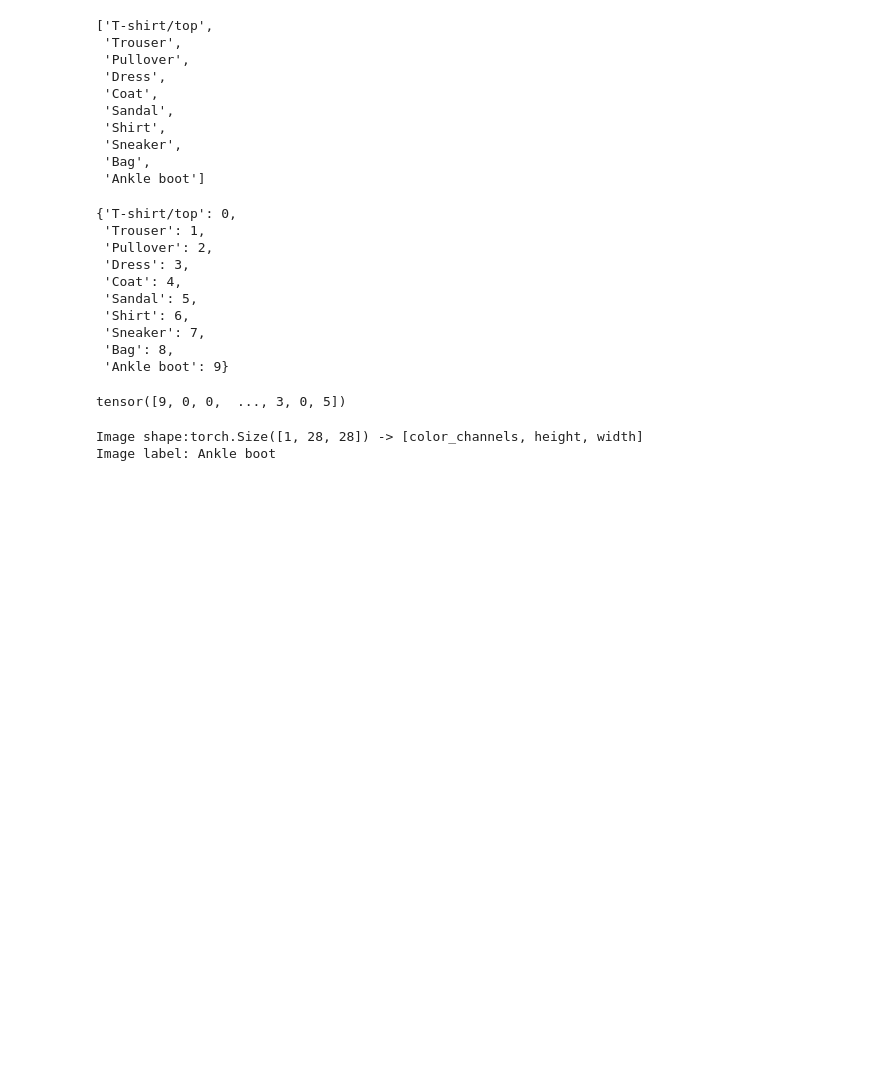
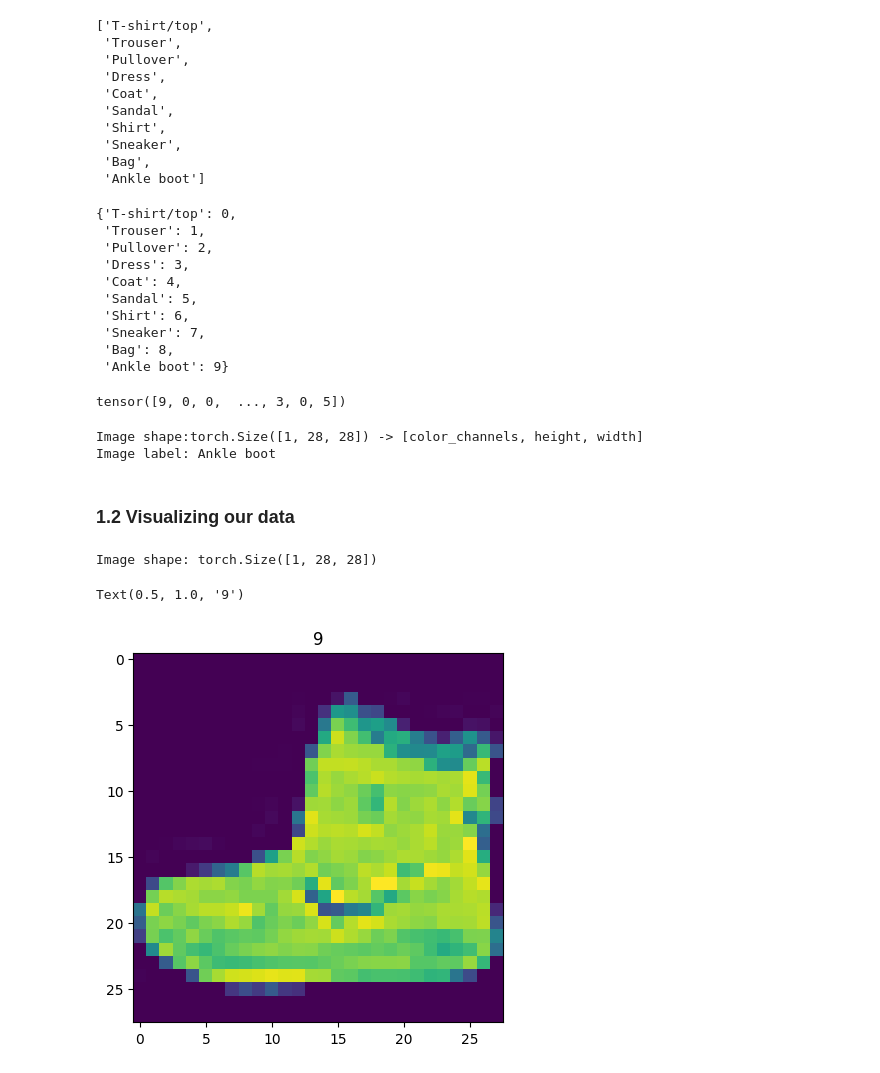
Before and after one commit to LadislavVasina1/pytorch_ztm, a Jupyter notebook: 03_computer_vision/03_computer_vision.ipynb, the cells around one changed output. Cells and saved outputs as stored; diff of their text form; code cells hidden in the pictures; blank space fills up the shorter version.

Commit message:
Image classification

```diff
--- a/03_computer_vision/03_computer_vision.ipynb
+++ b/03_computer_vision/03_computer_vision.ipynb
@@ -136,3 +116,15 @@ print(f"Image label: {class_names[label]}")
 # %% [output]
 Image shape:torch.Size([1, 28, 28]) -> [color_channels, height, width]
 Image label: Ankle boot
+# %% [markdown]
+### 1.2 Visualizing our data
+# %%
+import matplotlib.pyplot as plt
+image, label = train_data[0]
+print(f"Image shape: {image.shape}")
+plt.imshow(image.squeeze()) # image shape is [1, 28, 28] (colour channels, height, width)
+plt.title(label)
+# %% [output]
+Image shape: torch.Size([1, 28, 28])
+Text(0.5, 1.0, '9')
+[figure, added]
```
Also changed, not shown: parts of 28 cells of this notebook, 2 other files.
